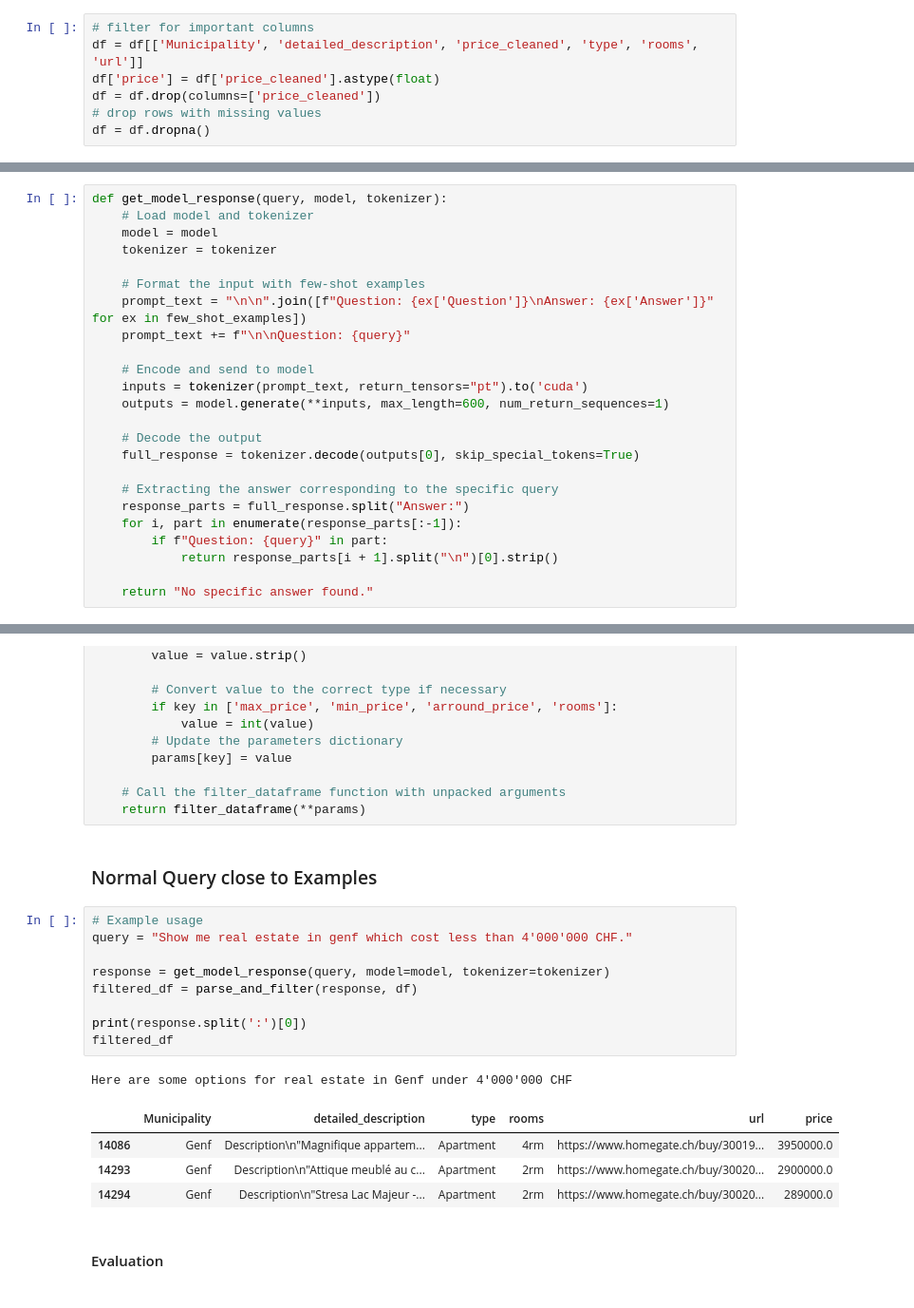
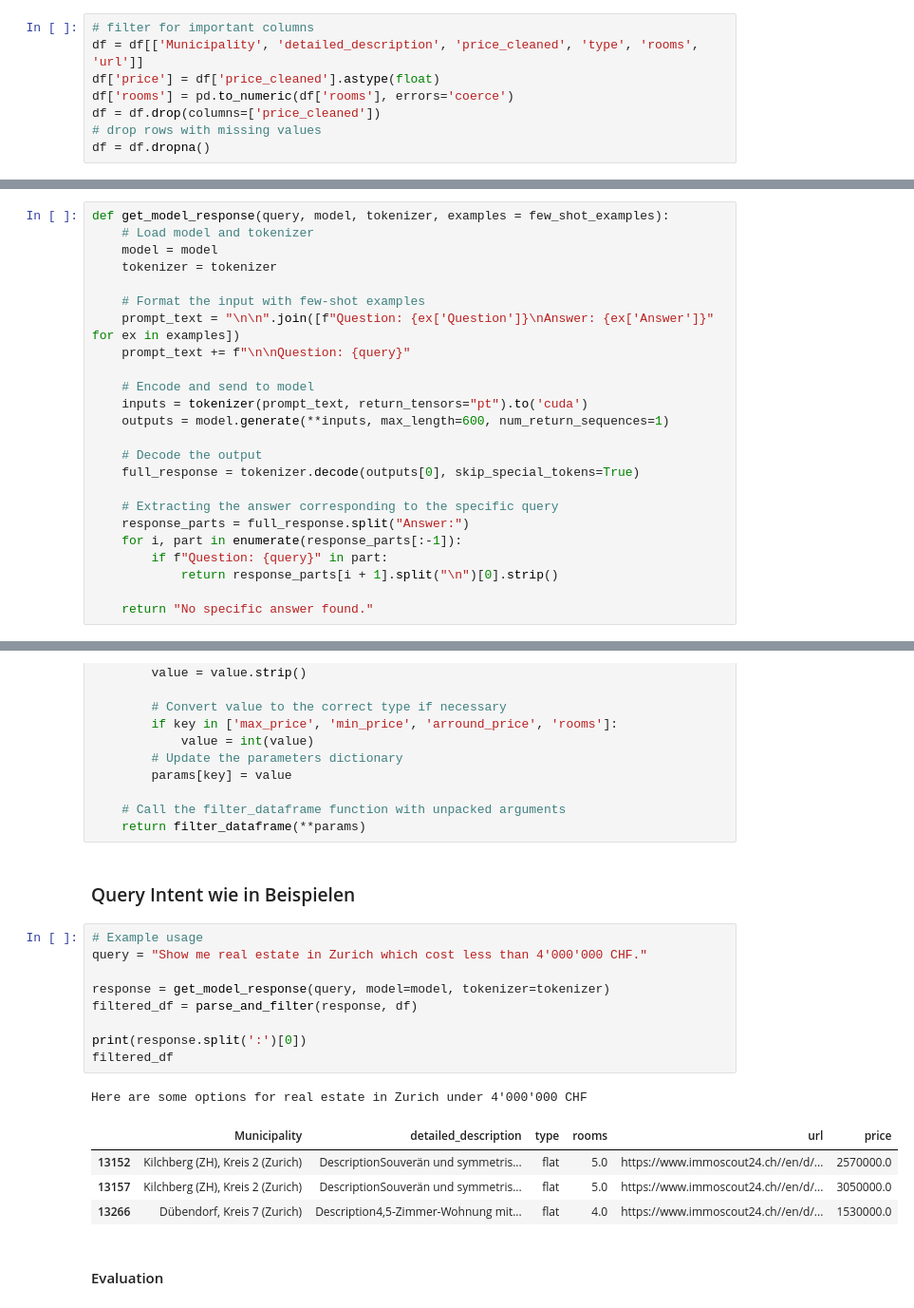
Before and after one commit to 7ben18/fhnw-npr-Natural-Language-Processing, a Jupyter notebook: mini-challenge2/few-shot-llm/few_shot_llm.ipynb, the cells around one changed output, grey strips where cells are left out. Shown: that part at 95% size. Saved outputs shown, nothing was run; the diff lists cells and outputs as text.

Commit message:
feat: generate code with prompt

```diff
--- a/mini-challenge2/few-shot-llm/few_shot_llm.ipynb
+++ b/mini-challenge2/few-shot-llm/few_shot_llm.ipynb
@@ -56,6 +56,7 @@ df = pd.read_parquet('data\immo_data_202208.parquet')
 # filter for important columns
 df = df[['Municipality', 'detailed_description', 'price_cleaned', 'type', 'rooms', 'url']]
 df['price'] = df['price_cleaned'].astype(float)
+df['rooms'] = pd.to_numeric(df['rooms'], errors='coerce')
 df = df.drop(columns=['price_cleaned'])
 # drop rows with missing values
 df = df.dropna()
@@ -165,13 +178,13 @@ test.head()
 | 2737 | Basel | DescriptionIm Breite-Quartier wir... | flat | 2.0 | https://www.immoscout24.ch//en/d/... | 470000.0 |
 | 2733 | Basel | DescriptionBaujahr: 1961Renovatio... | flat | 5.0 | https://www.immoscout24.ch//en/d/... | 695000.0 |
 # %%
-def get_model_response(query, model, tokenizer):
+def get_model_response(query, model, tokenizer, examples = few_shot_examples):
     # Load model and tokenizer
     model = model
     tokenizer = tokenizer
 
     # Format the input with few-shot examples
-    prompt_text = "\n\n".join([f"Question: {ex['Question']}\nAnswer: {ex['Answer']}" for ex in few_shot_examples])
+    prompt_text = "\n\n".join([f"Question: {ex['Question']}\nAnswer: {ex['Answer']}" for ex in examples])
     prompt_text += f"\n\nQuestion: {query}"
 
     # Encode and send to model
@@ -222,23 +235,23 @@ def parse_and_filter(input_str, df):
 
     # Call the filter_dataframe function with unpacked arguments
     return filter_dataframe(**params)
-# %% [markdown]
-### Normal Query close to Examples
+# %% [markdown]
+### Query Intent wie in Beispielen
 # %%
 # Example usage
-query = "Show me real estate in genf which cost less than 4'000'000 CHF."
+query = "Show me real estate in Zurich which cost less than 4'000'000 CHF."
 
 response = get_model_response(query, model=model, tokenizer=tokenizer)
 filtered_df = parse_and_filter(response, df)
 
 print(response.split(':')[0])
 filtered_df
 # %% [output]
-Here are some options for real estate in Genf under 4'000'000 CHF
+Here are some options for real estate in Zurich under 4'000'000 CHF
 |  | Municipality | detailed_description | type | rooms | url | price |
-| 14086 | Genf | Description\n"Magnifique appartem... | Apartment | 4rm | https://www.homegate.ch/buy/30019... | 3950000.0 |
-| 14293 | Genf | Description\n"Attique meublé au c... | Apartment | 2rm | https://www.homegate.ch/buy/30020... | 2900000.0 |
-| 14294 | Genf | Description\n"Stresa Lac Majeur -... | Apartment | 2rm | https://www.homegate.ch/buy/30020... | 289000.0 |
+| 13152 | Kilchberg (ZH), Kreis 2 (Zurich) | DescriptionSouverän und symmetris... | flat | 5.0 | https://www.immoscout24.ch//en/d/... | 2570000.0 |
+| 13157 | Kilchberg (ZH), Kreis 2 (Zurich) | DescriptionSouverän und symmetris... | flat | 5.0 | https://www.immoscout24.ch//en/d/... | 3050000.0 |
+| 13266 | Dübendorf, Kreis 7 (Zurich) | Description4,5-Zimmer-Wohnung mit... | flat | 4.0 | https://www.immoscout24.ch//en/d/... | 1530000.0 |
 # %% [markdown]
 #### Evaluation
 # %%
```
Also changed, not shown: parts of 18 cells of this notebook.
